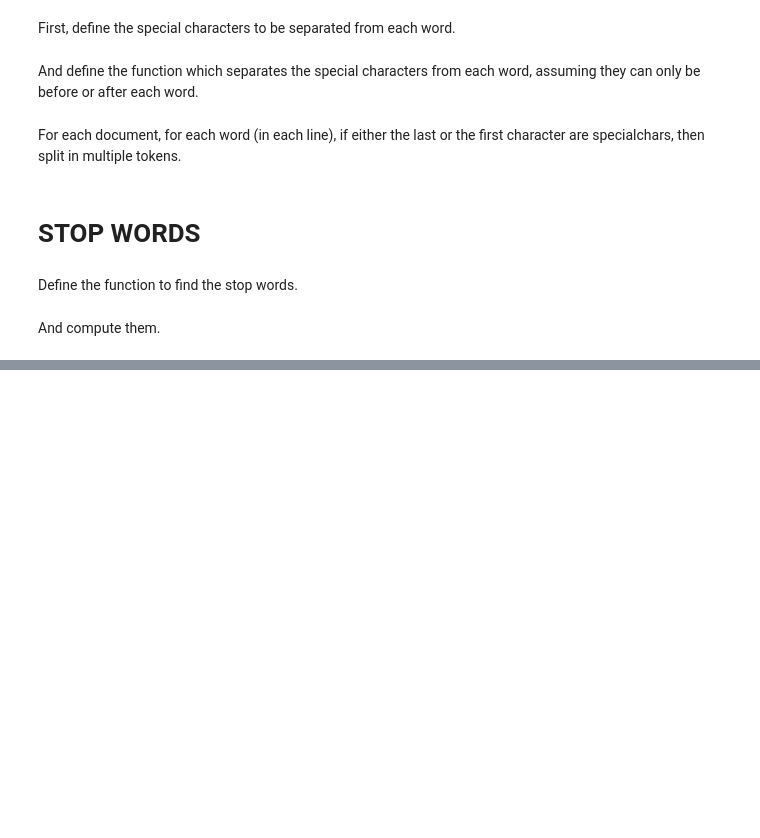
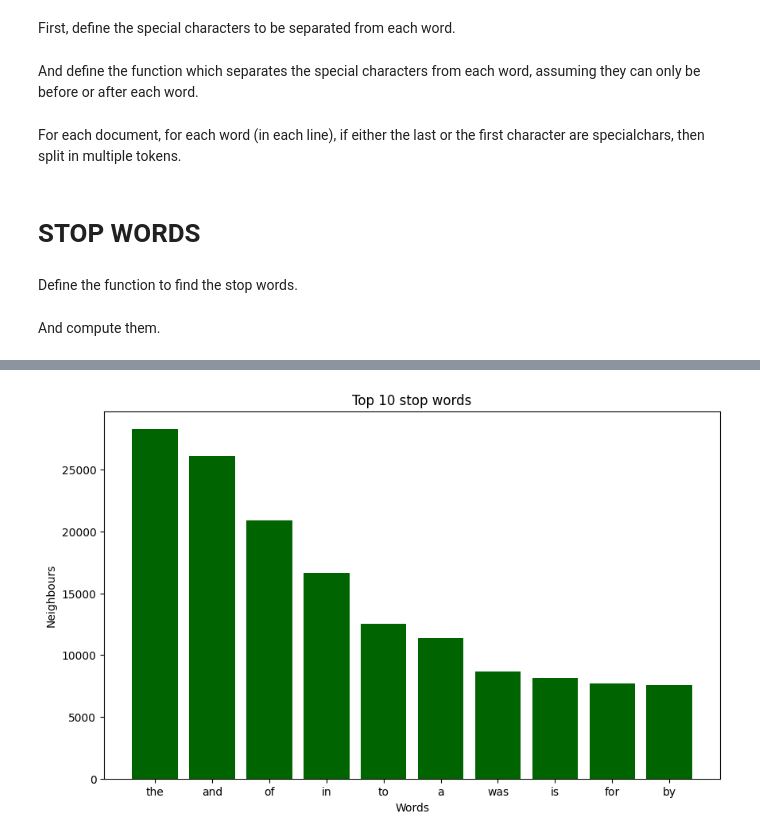
Before and after one commit to peetceenatoo/re-extractor, a Jupyter notebook: Scripts/find_stop_words.ipynb, the cells around one changed output, grey strips where cells are left out. Saved outputs shown, nothing was run; the diff lists cells and outputs as text; code cells hidden in the pictures; blank space fills up the shorter version.

```diff
--- a/Scripts/find_stop_words.ipynb
+++ b/Scripts/find_stop_words.ipynb
@@ -147,0 +333,16 @@ del corpus
+# %%
+import matplotlib.pyplot as plt
+
+# Define the data
+words = ['the', 'and', 'of', 'in', 'to', 'a', 'was', 'is', 'for', 'by']
+frequencies = [28312, 26112, 20895, 16628, 12515, 11378, 8664, 8165, 7703, 7589]
+
+# Create the histogram
+plt.figure(figsize=(10, 6))
+plt.bar(words, frequencies, color='darkgreen')
+plt.xlabel('Words')
+plt.ylabel('Neighbours')
+plt.title('Top 10 stop words')
+plt.show()
+# %% [output]
+[figure, added]
```
Also changed, not shown: parts of 10 cells of this notebook, 1 other file.
